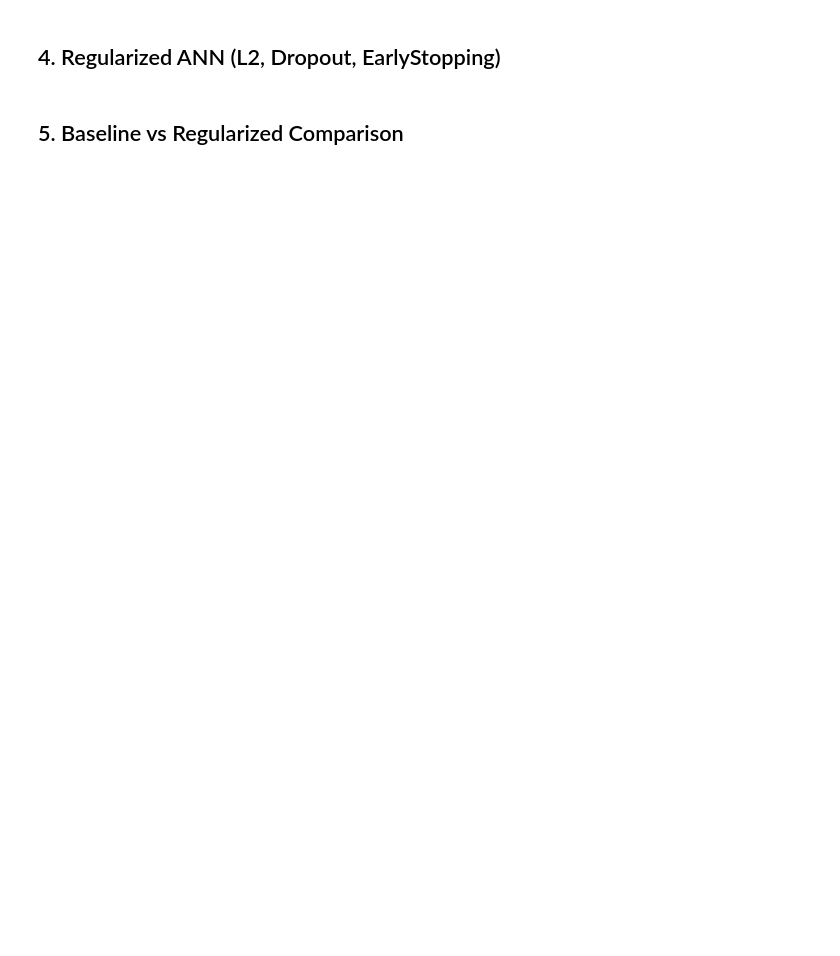
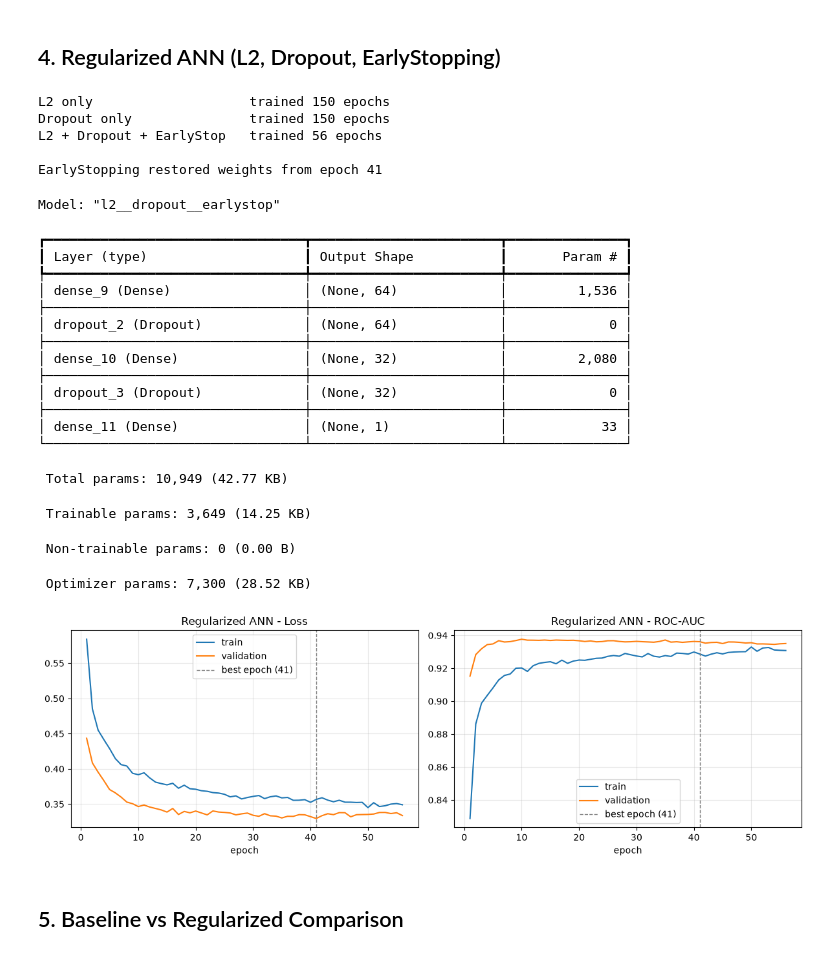
Before and after one commit to Ahmed-log11/Deep_Learning_Project, a Jupyter notebook: notebooks/dev/02_model_regularization.ipynb, the cells around one changed output. Drawn from its saved outputs; the diff is of its cells as text; code cells hidden in the pictures; blank space fills up the shorter version.

```diff
--- a/notebooks/dev/02_model_regularization.ipynb
+++ b/notebooks/dev/02_model_regularization.ipynb
@@ -46,4 +171,60 @@ def load_splits():
 # %% [markdown]
 ## 4. Regularized ANN (L2, Dropout, EarlyStopping)
+# %%
+L2      = 1e-3
+DROPOUT = 0.3
+
+early_stop = keras.callbacks.EarlyStopping(
+    monitor="val_loss", patience=15, restore_best_weights=True, verbose=0)
+
+# Ablation: add each technique on its own, then all together, so we can see what each one does.
+# L2-only and Dropout-only runs use no EarlyStopping (full EPOCHS) to isolate their effect.
+experiments = {
+    "L2 only":               dict(l2=L2,  dropout=0.0),
+    "Dropout only":          dict(l2=0.0, dropout=DROPOUT),
+    "L2 + Dropout + EarlyStop": dict(l2=L2, dropout=DROPOUT, early_stop=True),
+}
+
+models, histories = {"Baseline": baseline}, {"Baseline": hist_base}
+for name, cfg in experiments.items():
+    m = build_model(l2=cfg["l2"], dropout=cfg["dropout"], name=name.replace(" ", "_").replace("+", "").lower())
+    histories[name] = train(m, callbacks=[early_stop] if cfg.get("early_stop") else None)
+    models[name] = m
+    print(f"{name:26s} trained {len(histories[name].history['loss'])} epochs")
+
+regularized = models["L2 + Dropout + EarlyStop"]
+hist_reg = histories["L2 + Dropout + EarlyStop"]
+reg_best_ep = int(np.argmin(hist_reg.history["val_loss"])) + 1
+print(f"\nEarlyStopping restored weights from epoch {reg_best_ep}")
+regularized.summary()
+
+fig_reg, axes = plt.subplots(1, 2, figsize=(12, 4))
+plot_curves(hist_reg, "Regularized ANN", axes, stop_epoch=reg_best_ep)
+plt.tight_layout(); plt.show()
+# %% [output]
+L2 only                    trained 150 epochs
+Dropout only               trained 150 epochs
+L2 + Dropout + EarlyStop   trained 56 epochs
+
+EarlyStopping restored weights from epoch 41
+Model: "l2__dropout__earlystop"
+┏━━━━━━━━━━━━━━━━━━━━━━━━━━━━━━━━━┳━━━━━━━━━━━━━━━━━━━━━━━━┳━━━━━━━━━━━━━━━┓
+┃ Layer (type)                    ┃ Output Shape           ┃       Param # ┃
+┡━━━━━━━━━━━━━━━━━━━━━━━━━━━━━━━━━╇━━━━━━━━━━━━━━━━━━━━━━━━╇━━━━━━━━━━━━━━━┩
+│ dense_9 (Dense)                 │ (None, 64)             │         1,536 │
+├─────────────────────────────────┼────────────────────────┼───────────────┤
+│ dropout_2 (Dropout)             │ (None, 64)             │             0 │
+├─────────────────────────────────┼────────────────────────┼───────────────┤
+│ dense_10 (Dense)                │ (None, 32)             │         2,080 │
+├─────────────────────────────────┼────────────────────────┼───────────────┤
+│ dropout_3 (Dropout)             │ (None, 32)             │             0 │
+├─────────────────────────────────┼────────────────────────┼───────────────┤
+│ dense_11 (Dense)                │ (None, 1)              │            33 │
+└─────────────────────────────────┴────────────────────────┴───────────────┘
+ Total params: 10,949 (42.77 KB)
+ Trainable params: 3,649 (14.25 KB)
+ Non-trainable params: 0 (0.00 B)
+ Optimizer params: 7,300 (28.52 KB)
+[figure, added]
 # %% [markdown]
 ## 5. Baseline vs Regularized Comparison
```
Also changed, not shown: parts of 9 cells of this notebook, 7 other files.
